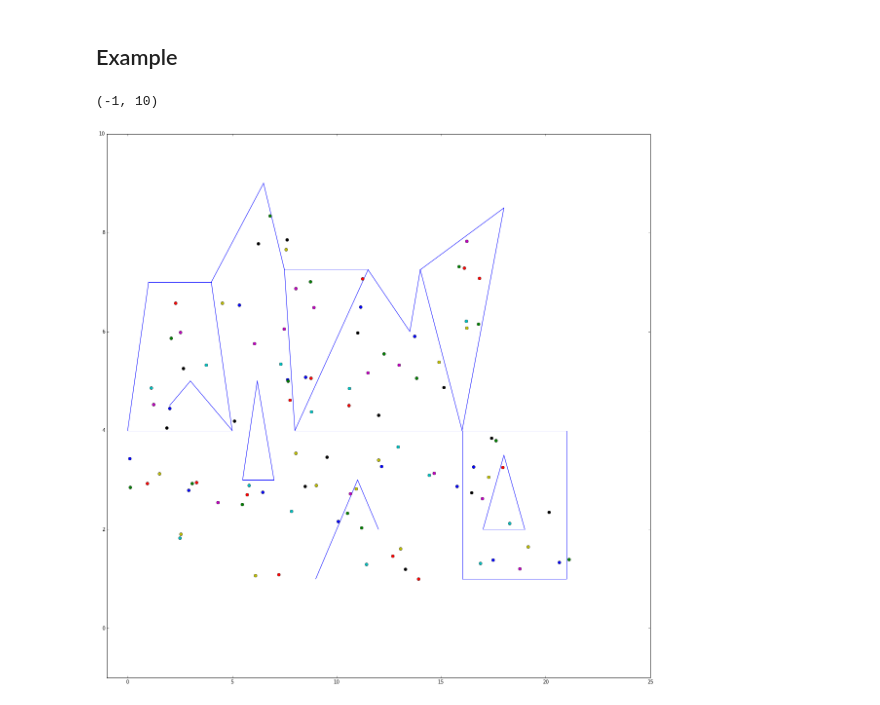
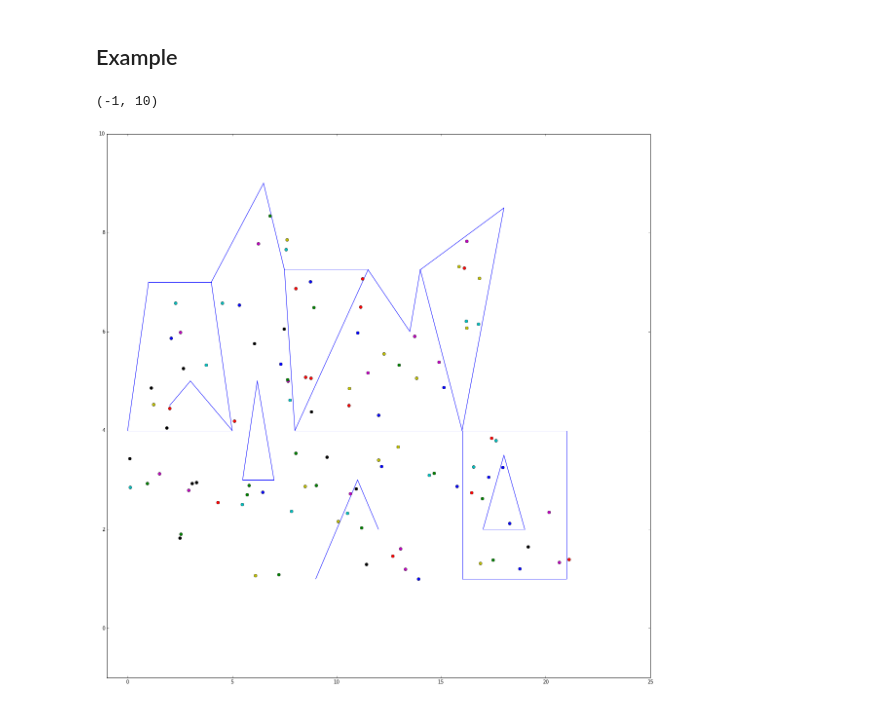
Before and after one commit to pysal/spaghetti, a Jupyter notebook: snapping.ipynb, the cells around one changed output. Drawn from its saved outputs; the diff is of its cells as text; code cells hidden in the pictures.

Commit message:
working version of new snapping. (Have to modify to handle coincident points)

```diff
--- a/snapping.ipynb
+++ b/snapping.ipynb
@@ -139,27 +139,31 @@ segments = [ chain for chain in eb]
 # %%
 ep = ps.open(ps.examples.get_path("eberly_net_pts_offnetwork.shp"))
 # %%
-points = [ point for point in ep]
+points = {}
+for i,pnt in enumerate(ep):
+    points[i] = pnt
+
+#points
 # %%
 #plotting
 figsize(20,20)
 network = []
 for segment in segments:
     head,tail = segment.vertices
     x1,y1 = head
     x2,y2 = tail
     network.append((x1,x2))
     network.append((y1,y2))
     network.append('b')
 plot(*network)
-for point in points:
+for i,point in points.iteritems():
     x,y = point
     plot(x,y, 'o')
 xlim(-1,25)
 ylim(-1,10)
 # %% [output]
 (-1, 10)
-[figure, old version]
+[figure, new version]
 # %%
 res = snapPointsOnSegments(points, segments)
 # %%
```
Also changed, not shown: parts of 17 cells of this notebook, 2 other files.
